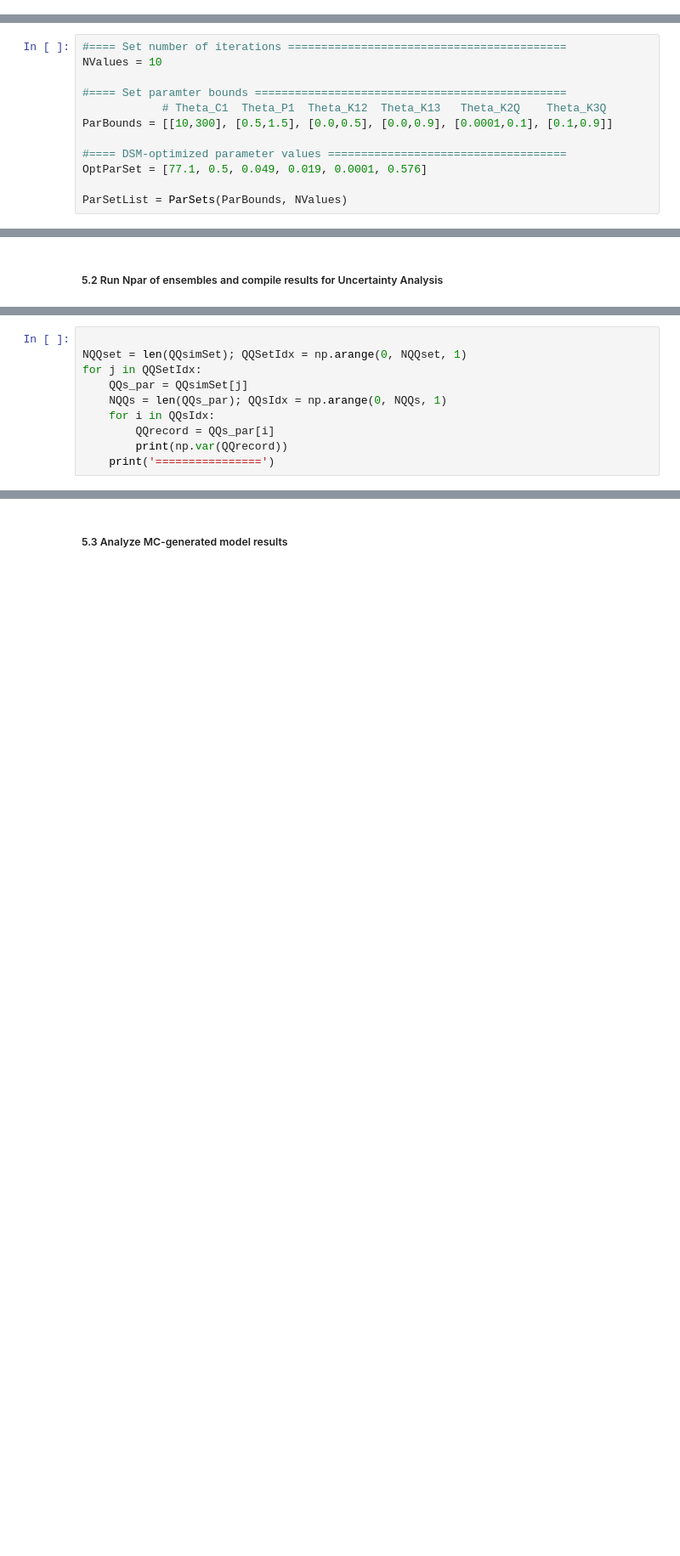
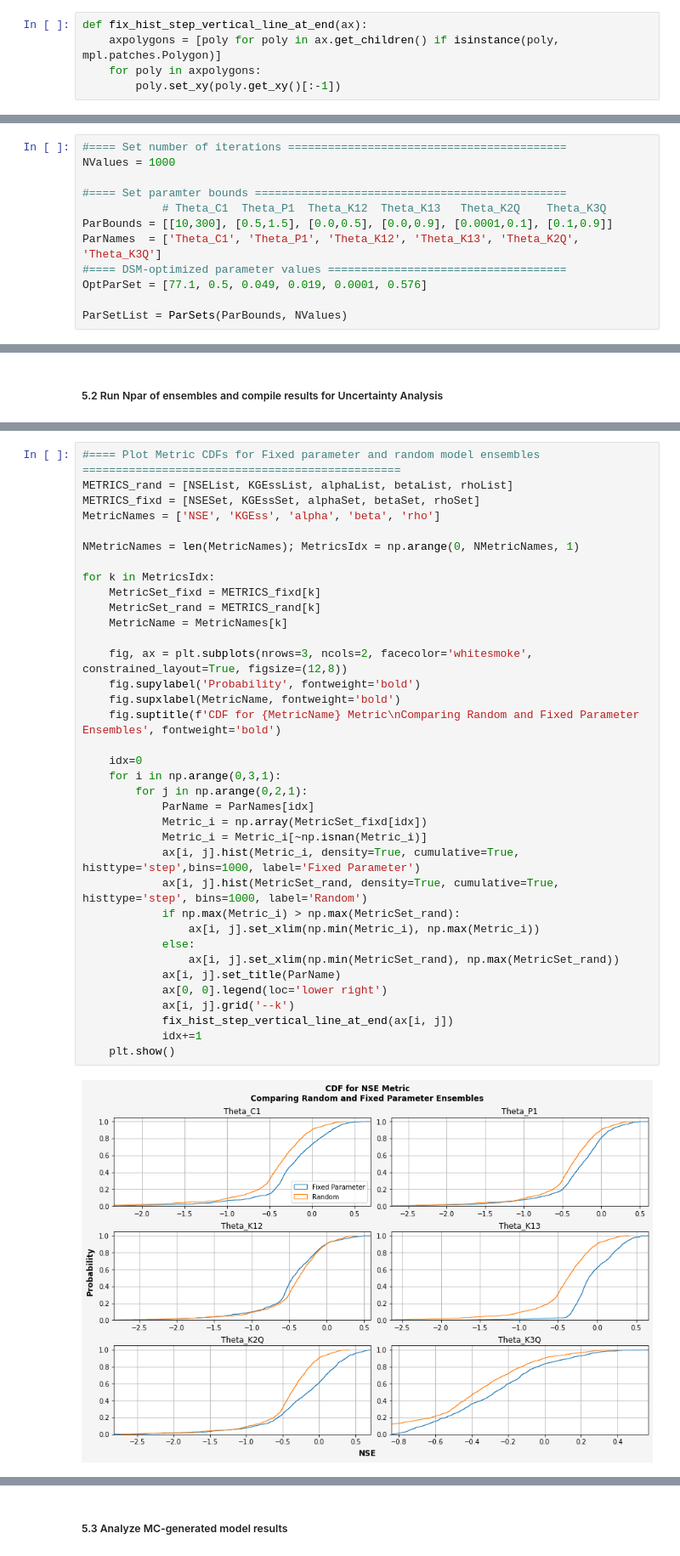
Before and after one commit to david-edu-morales/imp, a Jupyter notebook: imp05/imp05_morales.ipynb, the cells around one changed output, grey strips where cells are left out. Shown: that part at 85% size. Cells and saved outputs as stored; diff of their text form; blank space fills up the shorter version.

Commit message:
IMP05: CDF plotting code complete for each metric

```diff
--- a/imp05/imp05_morales.ipynb
+++ b/imp05/imp05_morales.ipynb
@@ -39,6 +40,11 @@ QQobs_max = np.max(QQobs)
 
 #==== Specify model parameters ====================================================
 NRes = 2; ResIdex = np.arange(0, NRes, 1)
+# %%
+def fix_hist_step_vertical_line_at_end(ax):
+    axpolygons = [poly for poly in ax.get_children() if isinstance(poly, mpl.patches.Polygon)]
+    for poly in axpolygons:
+        poly.set_xy(poly.get_xy()[:-1])
 # %% [markdown]
 ### 3. Monte Carlo parameter value generations
 # %% [markdown]
@@ -120,12 +126,12 @@ def EnsembleRunner(ParSetList, PPobs, PEobs, QQobs, NRes):
 ##### 4.1 Build Monte Carlo ensembles (all varied)
 # %%
 #==== Set number of iterations ==========================================
-NValues = 10
+NValues = 1000
 
 #==== Set paramter bounds ===============================================
             # Theta_C1  Theta_P1  Theta_K12  Theta_K13   Theta_K2Q    Theta_K3Q
 ParBounds = [[10,300], [0.5,1.5], [0.0,0.5], [0.0,0.9], [0.0001,0.1], [0.1,0.9]]
-
+ParNames  = ['Theta_C1', 'Theta_P1', 'Theta_K12', 'Theta_K13', 'Theta_K2Q', 'Theta_K3Q']
 #==== DSM-optimized parameter values ====================================
 OptParSet = [77.1, 0.5, 0.049, 0.019, 0.0001, 0.576]
 
@@ -190,10 +172,0 @@ FixedParSetList[0][0]
-# %%
-
-NQQset = len(QQsimSet); QQSetIdx = np.arange(0, NQQset, 1)
-for j in QQSetIdx:
-    QQs_par = QQsimSet[j]
-    NQQs = len(QQs_par); QQsIdx = np.arange(0, NQQs, 1)
-    for i in QQsIdx:
-        QQrecord = QQs_par[i]
-        print(np.var(QQrecord))
-    print('================')
@@ -217,0 +173,38 @@ for j in QQSetIdx:
+# %%
+#==== Plot Metric CDFs for Fixed parameter and random model ensembles ================================================
+METRICS_rand = [NSEList, KGEssList, alphaList, betaList, rhoList]
+METRICS_fixd = [NSESet, KGEssSet, alphaSet, betaSet, rhoSet]
+MetricNames = ['NSE', 'KGEss', 'alpha', 'beta', 'rho']
+
+NMetricNames = len(MetricNames); MetricsIdx = np.arange(0, NMetricNames, 1)
+
+for k in MetricsIdx:
+    MetricSet_fixd = METRICS_fixd[k]
+    MetricSet_rand = METRICS_rand[k]
+    MetricName = MetricNames[k]
+
+    fig, ax = plt.subplots(nrows=3, ncols=2, facecolor='whitesmoke', constrained_layout=True, figsize=(12,8))
+    fig.supylabel('Probability', fontweight='bold')
+    fig.supxlabel(MetricName, fontweight='bold')
+    fig.suptitle(f'CDF for {MetricName} Metric\nComparing Random and Fixed Parameter Ensembles', fontweight='bold')
+
+    idx=0
+    for i in np.arange(0,3,1):
+        for j in np.arange(0,2,1):
+            ParName = ParNames[idx]
+            Metric_i = np.array(MetricSet_fixd[idx])
+            Metric_i = Metric_i[~np.isnan(Metric_i)]
+            ax[i, j].hist(Metric_i, density=True, cumulative=True, histtype='step',bins=1000, label='Fixed Parameter')
+            ax[i, j].hist(MetricSet_rand, density=True, cumulative=True, histtype='step', bins=1000, label='Random')
+            if np.max(Metric_i) > np.max(MetricSet_rand):
+                ax[i, j].set_xlim(np.min(Metric_i), np.max(Metric_i))
+            else:
+                ax[i, j].set_xlim(np.min(MetricSet_rand), np.max(MetricSet_rand))
+            ax[i, j].set_title(ParName)
+            ax[0, 0].legend(loc='lower right')
+            ax[i, j].grid('--k')
+            fix_hist_step_vertical_line_at_end(ax[i, j])
+            idx+=1
+    plt.show()
+# %% [output]
+[figure, added]
```
Also changed, not shown: parts of 10 cells of this notebook, 5 other files.
